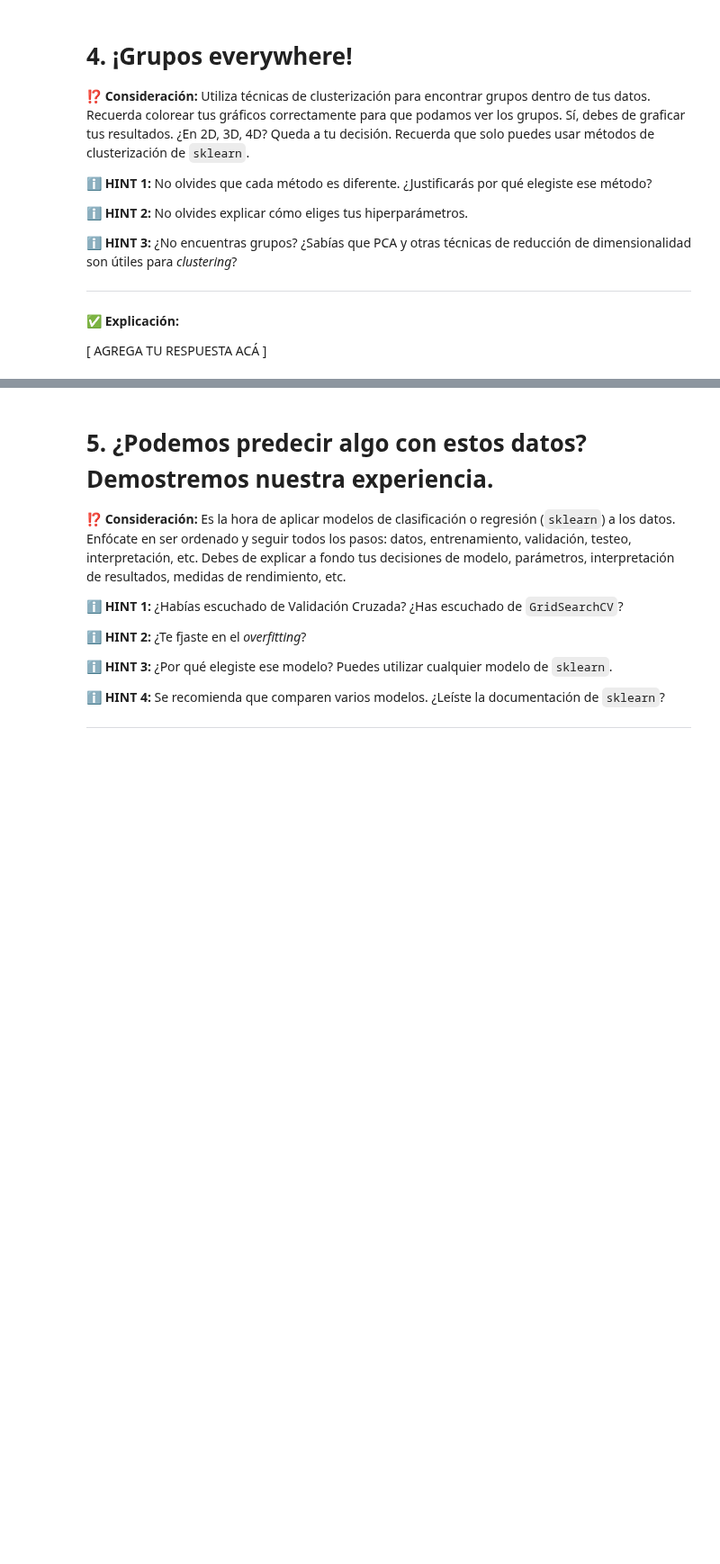
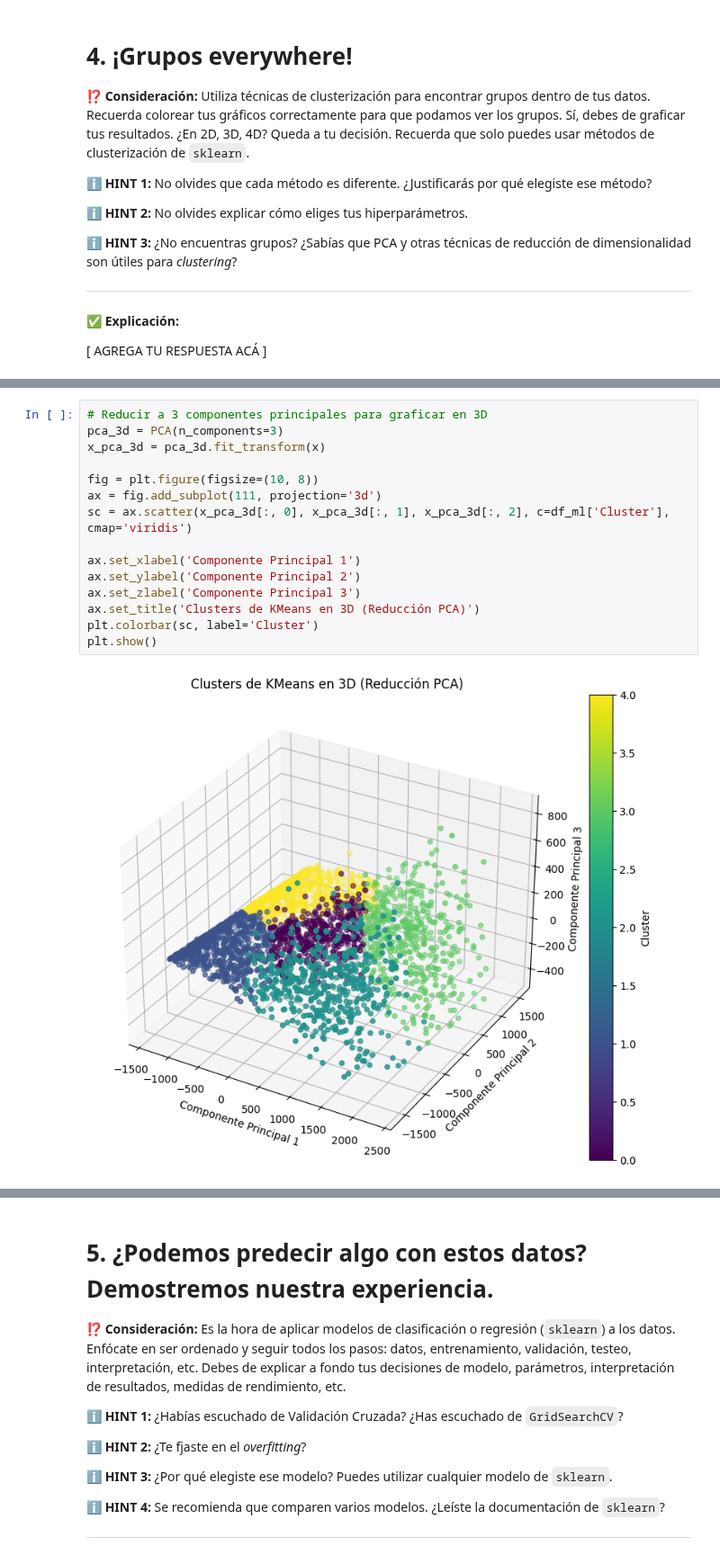
Before and after one commit to julvc/python_diplo, a Jupyter notebook: MP3.ipynb, the cells around one changed output, grey strips where cells are left out. Shown at 90% size. Drawn from its saved outputs; the diff is of its cells as text; blank space fills up the shorter version.

```diff
--- a/MP3.ipynb
+++ b/MP3.ipynb
@@ -638,0 +803,17 @@ plt.show()
+# %%
+# Reducir a 3 componentes principales para graficar en 3D
+pca_3d = PCA(n_components=3)
+x_pca_3d = pca_3d.fit_transform(x)
+
+fig = plt.figure(figsize=(10, 8))
+ax = fig.add_subplot(111, projection='3d')
+sc = ax.scatter(x_pca_3d[:, 0], x_pca_3d[:, 1], x_pca_3d[:, 2], c=df_ml['Cluster'], cmap='viridis')
+
+ax.set_xlabel('Componente Principal 1')
+ax.set_ylabel('Componente Principal 2')
+ax.set_zlabel('Componente Principal 3')
+ax.set_title('Clusters de KMeans en 3D (Reducción PCA)')
+plt.colorbar(sc, label='Cluster')
+plt.show()
+# %% [output]
+[figure, added]
```
Also changed, not shown: parts of 17 cells of this notebook.
